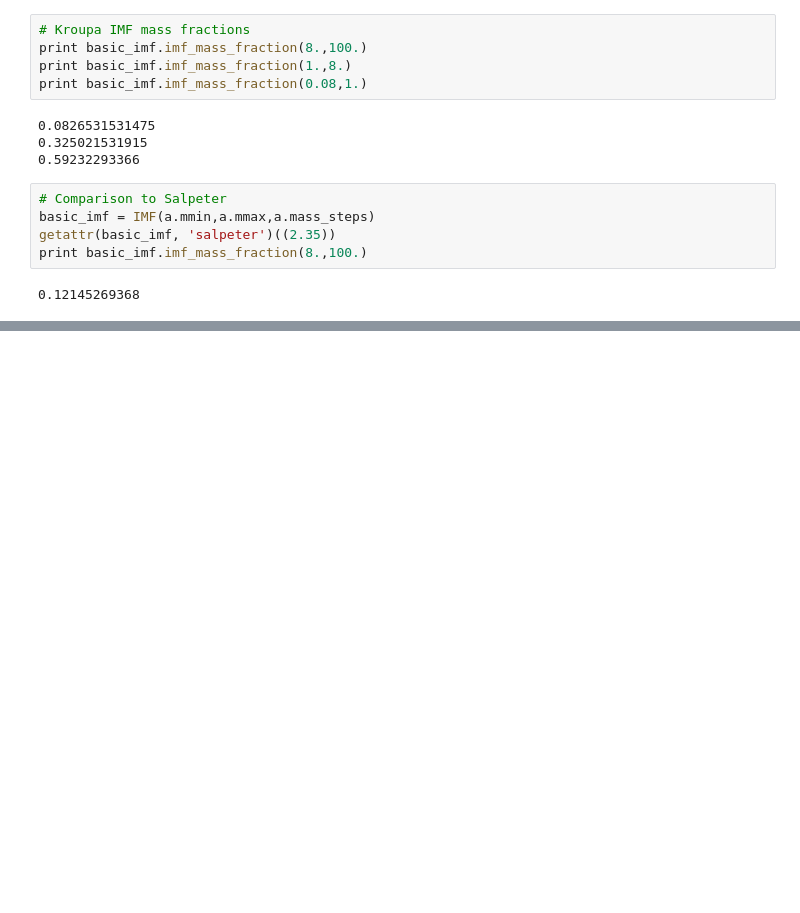
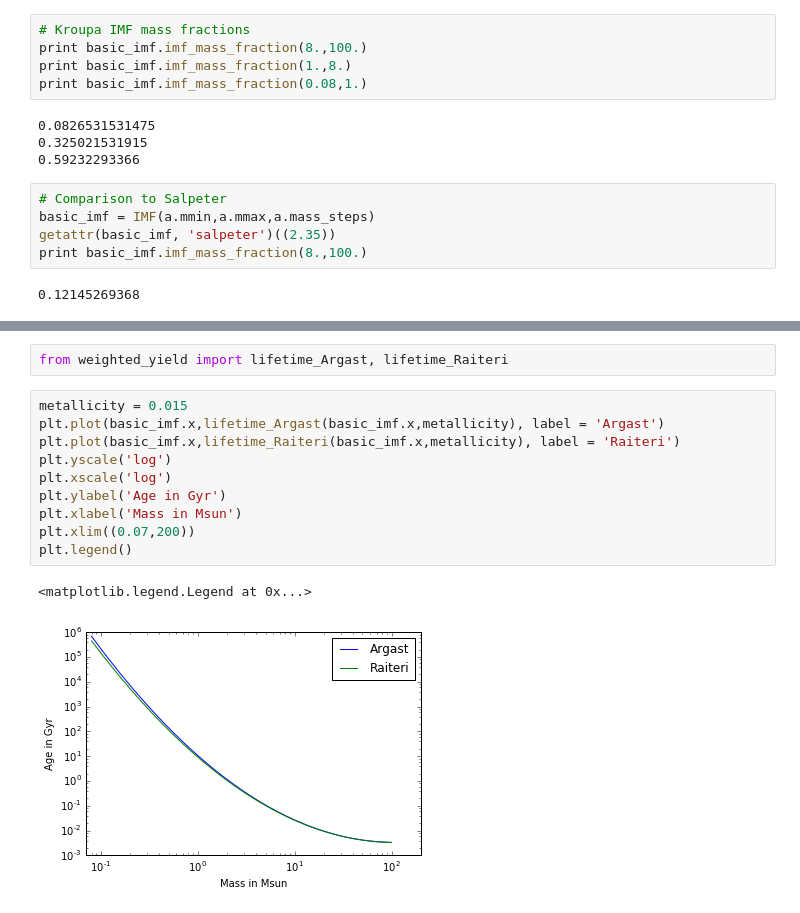
Before and after one commit to jan-rybizki/Chempy, a Jupyter notebook: tutorials/3-Chempy_inputs.ipynb, the cells around one changed output, grey strips where cells are left out. Cells and saved outputs as stored; diff of their text form; blank space fills up the shorter version.

```diff
--- a/tutorials/Chempy_inputs.ipynb
+++ b/tutorials/3-Chempy_inputs.ipynb
@@ -126,0 +140,15 @@ The IMF can also be realized *stochastically*. Albeit each reaslization is new a
+# %%
+from weighted_yield import lifetime_Argast, lifetime_Raiteri
+# %%
+metallicity = 0.015
+plt.plot(basic_imf.x,lifetime_Argast(basic_imf.x,metallicity), label = 'Argast')
+plt.plot(basic_imf.x,lifetime_Raiteri(basic_imf.x,metallicity), label = 'Raiteri')
+plt.yscale('log')
+plt.xscale('log')
+plt.ylabel('Age in Gyr')
+plt.xlabel('Mass in Msun')
+plt.xlim((0.07,200))
+plt.legend()
+# %% [output]
+<matplotlib.legend.Legend at 0x...>
+[figure, added]
```
Also changed, not shown: parts of 11 cells of this notebook, 2 other files.
